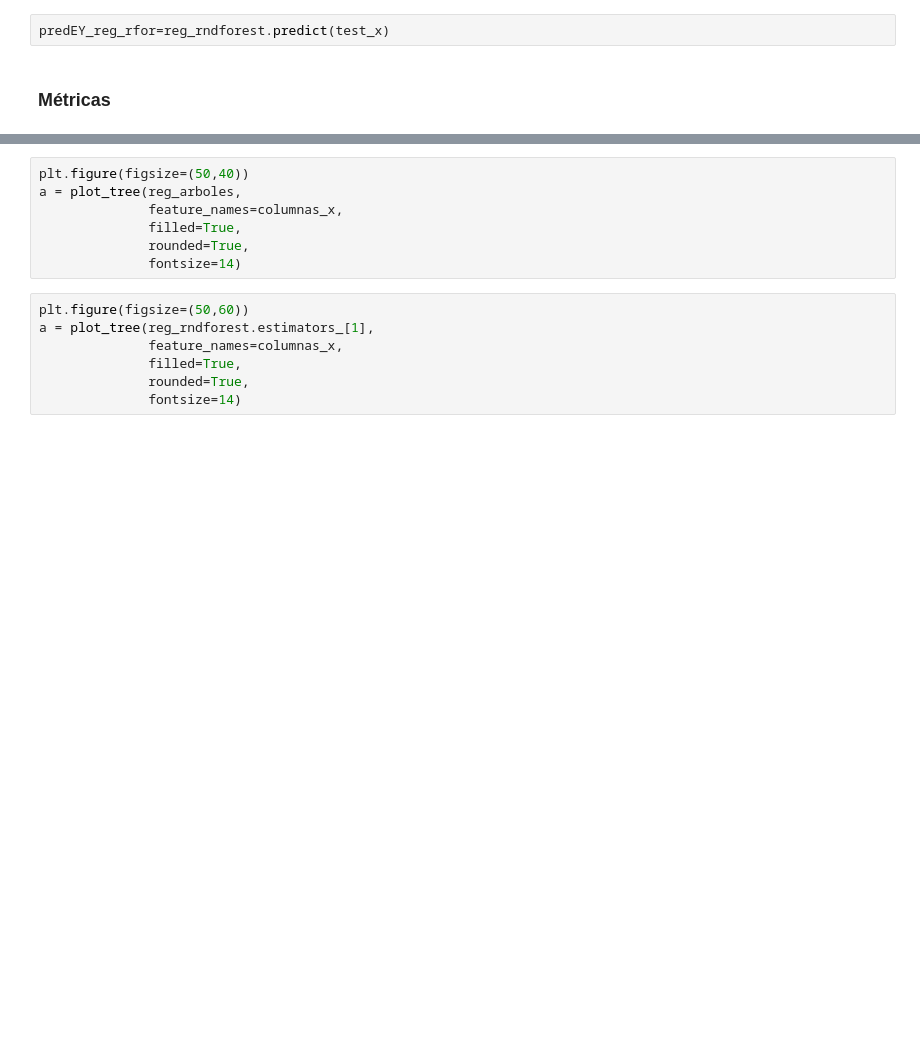
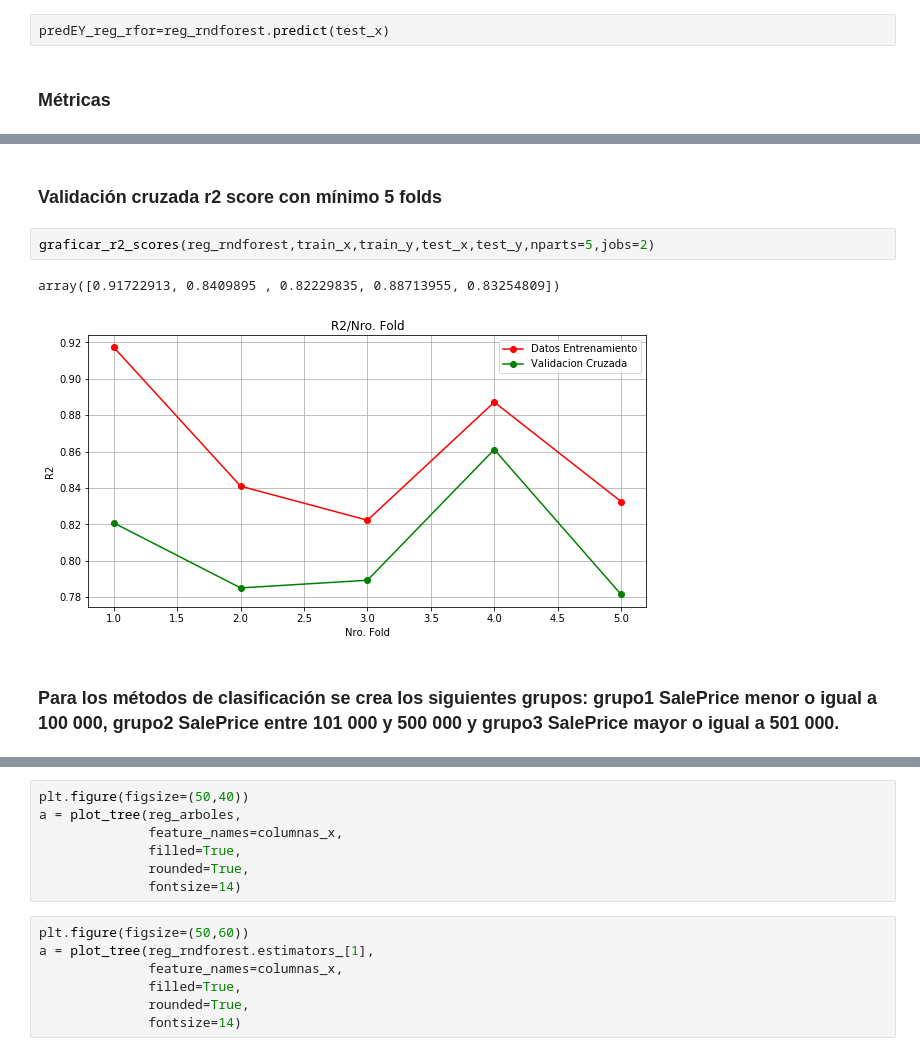
Before and after one commit to miguelalejo/UNIR_actividades, a Jupyter notebook: AprendizajeAutomatico/PonceMiguel_mia05_t6_act.ipynb, the cells around one changed output, grey strips where cells are left out. Drawn from its saved outputs; the diff is of its cells as text; blank space fills up the shorter version.

```diff
--- a/AprendizajeAutomatico/PonceMiguel_mia05_t6_act.ipynb
+++ b/AprendizajeAutomatico/PonceMiguel_mia05_t6_act.ipynb
@@ -341,0 +344,9 @@ R2 0.8626737100193403
+# %% [markdown]
+### Validación cruzada r2 score con mínimo 5 folds
+# %%
+graficar_r2_scores(reg_rndforest,train_x,train_y,test_x,test_y,nparts=5,jobs=2)
+# %% [output]
+array([0.91722913, 0.8409895 , 0.82229835, 0.88713955, 0.83254809])
+[figure, added]
+# %% [markdown]
+### Para los métodos de clasificación se crea los siguientes grupos: grupo1 SalePrice menor o igual a 100 000, grupo2 SalePrice entre 101 000 y 500 000 y grupo3 SalePrice mayor o igual a 501 000.
```
Also changed, not shown: parts of 21 cells of this notebook.
